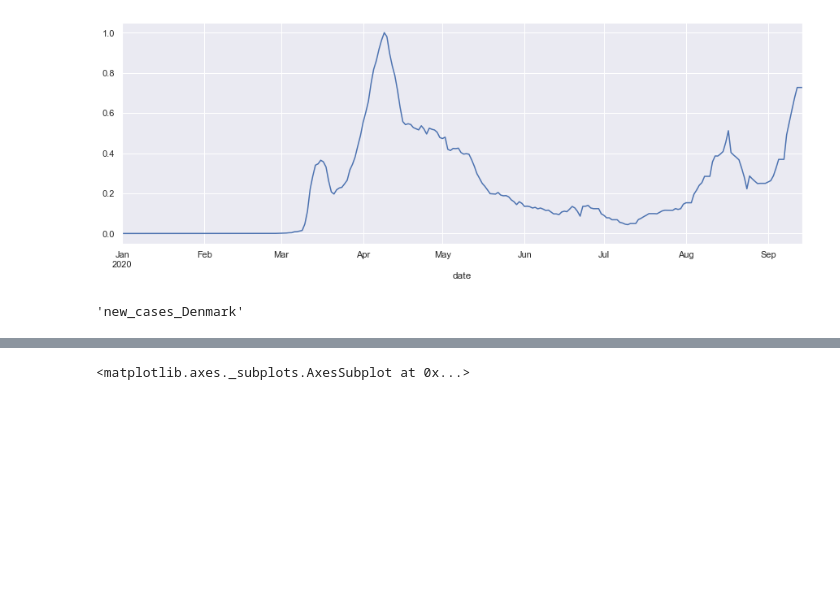
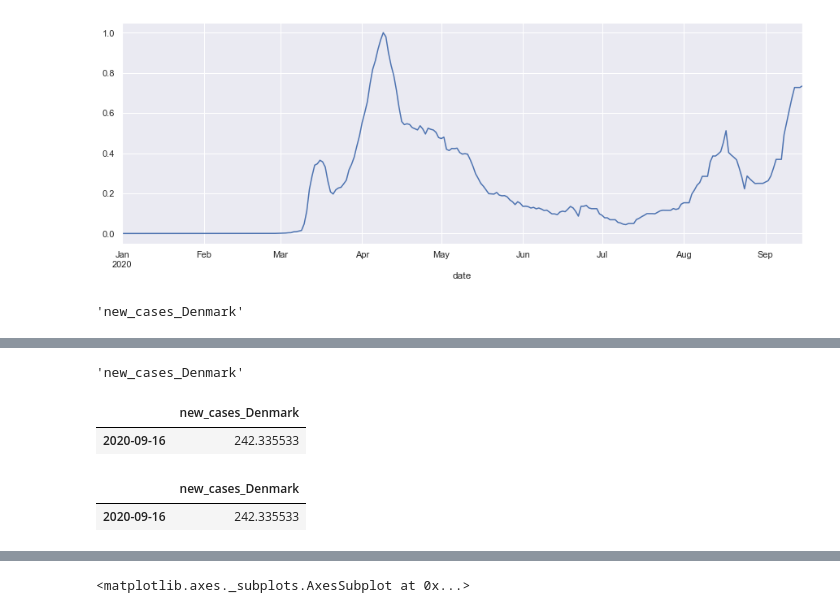
Before and after one commit to martaarozarena/KSchool-Master-Final-Project, a Jupyter notebook: testingStream.ipynb, the cells around one changed output, grey strips where cells are left out. Saved outputs shown, nothing was run; the diff lists cells and outputs as text; code cells hidden in the pictures; blank space fills up the shorter version.

```diff
--- a/testingStream.ipynb
+++ b/testingStream.ipynb
@@ -154,0 +155,16 @@ conf_int
+# %%
+covid_ctry_varR.columns[0]
+# %% [output]
+'new_cases_Denmark'
+# %%
+ttt = forecast14S.head(1).to_frame()
+ttt.columns = [covid_ctry_varR.tail(1).columns[0]]
+ttt
+# %% [output]
+|  | new_cases_Denmark |
+| 2020-09-16 | 242.335533 |
+# %%
+forecast14S.head(1).to_frame().rename(columns={forecast14S.head(1).to_frame().columns[0]:covid_ctry_varR.tail(1).columns[0]})
+# %% [output]
+|  | new_cases_Denmark |
+| 2020-09-16 | 242.335533 |
```
Also changed, not shown: parts of 10 cells of this notebook, 1 other file.
